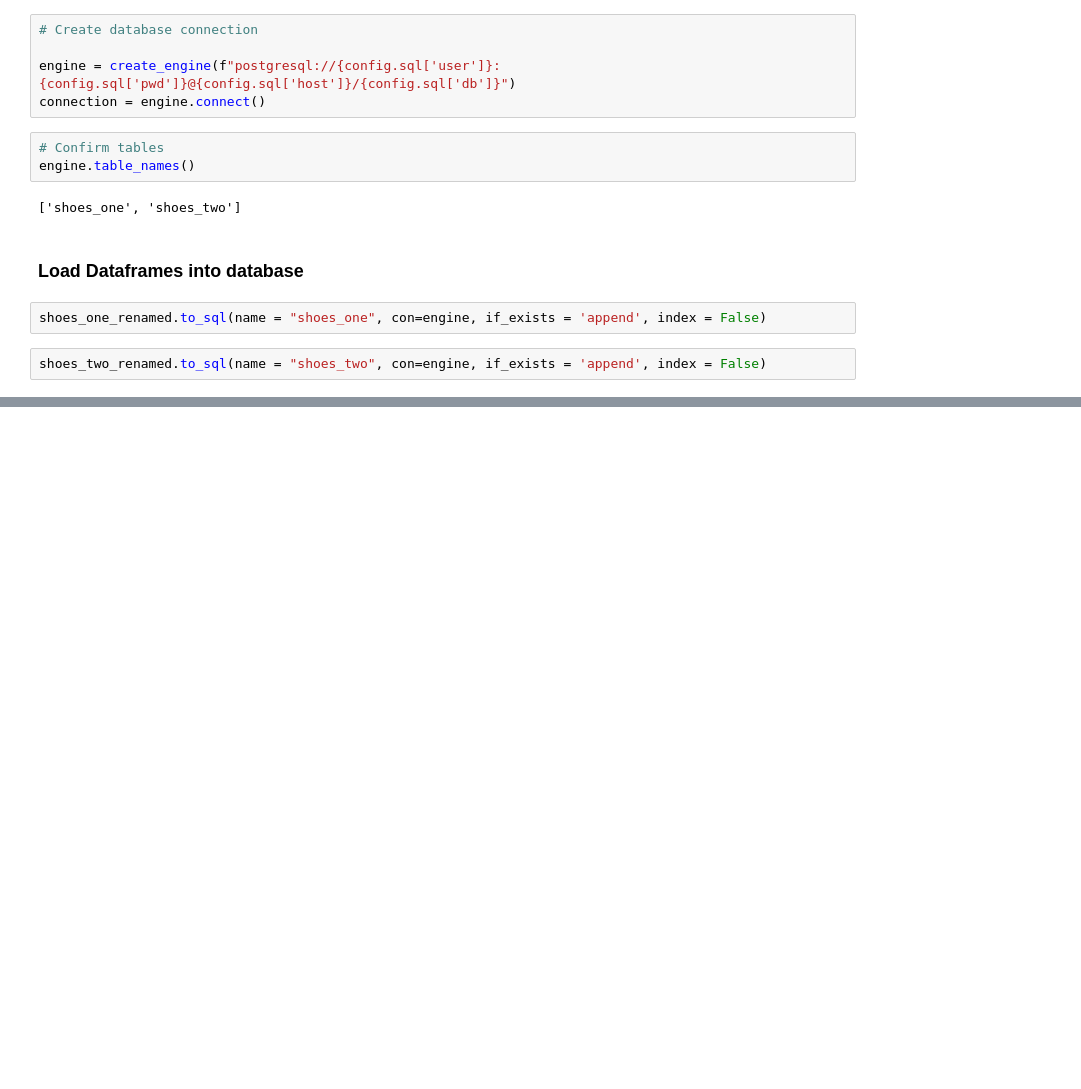
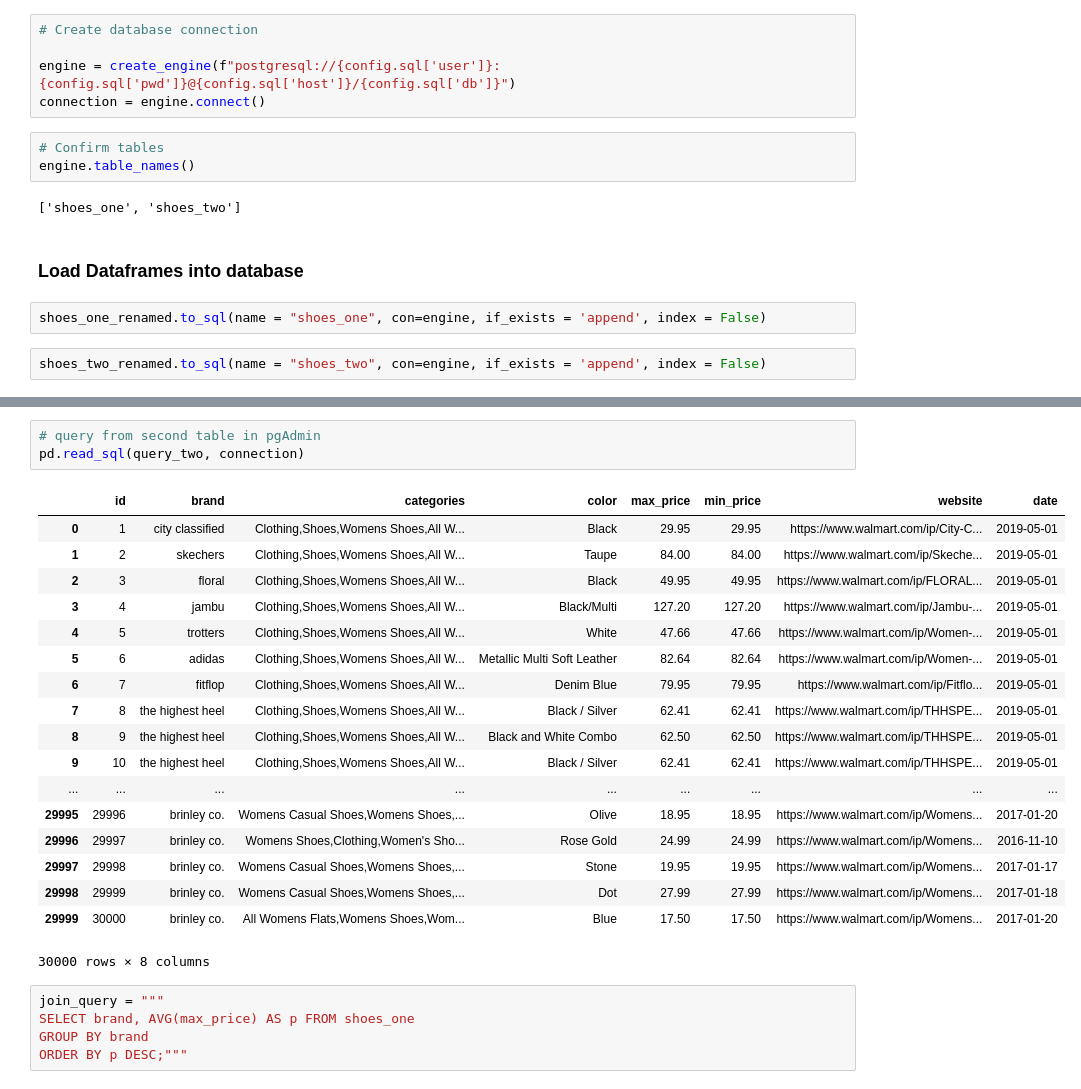
Before and after one commit to jazminhicks/ETL, a Jupyter notebook: shoes_etl.ipynb, the cells around one changed output, grey strips where cells are left out. Saved outputs shown, nothing was run; the diff lists cells and outputs as text; blank space fills up the shorter version.

```diff
--- a/shoes_etl.ipynb
+++ b/shoes_etl.ipynb
@@ -225,0 +253,27 @@ shoes_two_renamed.to_sql(name = "shoes_two", con=engine, if_exists = 'append', i
+# %%
+# query from second table in pgAdmin
+pd.read_sql(query_two, connection)
+# %% [output]
+|  | id | brand | categories | color | max_price | min_price | website | date |
+| 0 | 1 | city classified | Clothing,Shoes,Womens Shoes,All W... | Black | 29.95 | 29.95 | https://www.walmart.com/ip/City-C... | 2019-05-01 |
+| 1 | 2 | skechers | Clothing,Shoes,Womens Shoes,All W... | Taupe | 84.00 | 84.00 | https://www.walmart.com/ip/Skeche... | 2019-05-01 |
+| 2 | 3 | floral | Clothing,Shoes,Womens Shoes,All W... | Black | 49.95 | 49.95 | https://www.walmart.com/ip/FLORAL... | 2019-05-01 |
+| 3 | 4 | jambu | Clothing,Shoes,Womens Shoes,All W... | Black/Multi | 127.20 | 127.20 | https://www.walmart.com/ip/Jambu-... | 2019-05-01 |
+| 4 | 5 | trotters | Clothing,Shoes,Womens Shoes,All W... | White | 47.66 | 47.66 | https://www.walmart.com/ip/Women-... | 2019-05-01 |
+| 5 | 6 | adidas | Clothing,Shoes,Womens Shoes,All W... | Metallic Multi Soft Leather | 82.64 | 82.64 | https://www.walmart.com/ip/Women-... | 2019-05-01 |
+| 6 | 7 | fitflop | Clothing,Shoes,Womens Shoes,All W... | Denim Blue | 79.95 | 79.95 | https://www.walmart.com/ip/Fitflo... | 2019-05-01 |
+| 7 | 8 | the highest heel | Clothing,Shoes,Womens Shoes,All W... | Black / Silver | 62.41 | 62.41 | https://www.walmart.com/ip/THHSPE... | 2019-05-01 |
+| 8 | 9 | the highest heel | Clothing,Shoes,Womens Shoes,All W... | Black and White Combo | 62.50 | 62.50 | https://www.walmart.com/ip/THHSPE... | 2019-05-01 |
+| 9 | 10 | the highest heel | Clothing,Shoes,Womens Shoes,All W... | Black / Silver | 62.41 | 62.41 | https://www.walmart.com/ip/THHSPE... | 2019-05-01 |
+| ... | ... | ... | ... | ... | ... | ... | ... | ... |
+| 29995 | 29996 | brinley co. | Womens Casual Shoes,Womens Shoes,... | Olive | 18.95 | 18.95 | https://www.walmart.com/ip/Womens... | 2017-01-20 |
+| 29996 | 29997 | brinley co. | Womens Shoes,Clothing,Women's Sho... | Rose Gold | 24.99 | 24.99 | https://www.walmart.com/ip/Womens... | 2016-11-10 |
+| 29997 | 29998 | brinley co. | Womens Casual Shoes,Womens Shoes,... | Stone | 19.95 | 19.95 | https://www.walmart.com/ip/Womens... | 2017-01-17 |
+| 29998 | 29999 | brinley co. | Womens Casual Shoes,Womens Shoes,... | Dot | 27.99 | 27.99 | https://www.walmart.com/ip/Womens... | 2017-01-18 |
+| 29999 | 30000 | brinley co. | All Womens Flats,Womens Shoes,Wom... | Blue | 17.50 | 17.50 | https://www.walmart.com/ip/Womens... | 2017-01-20 |
+30000 rows × 8 columns
+# %%
+join_query = """
+SELECT brand, AVG(max_price) AS p FROM shoes_one
+GROUP BY brand
+ORDER BY p DESC;"""
```
Also changed, not shown: parts of 3 cells of this notebook.
